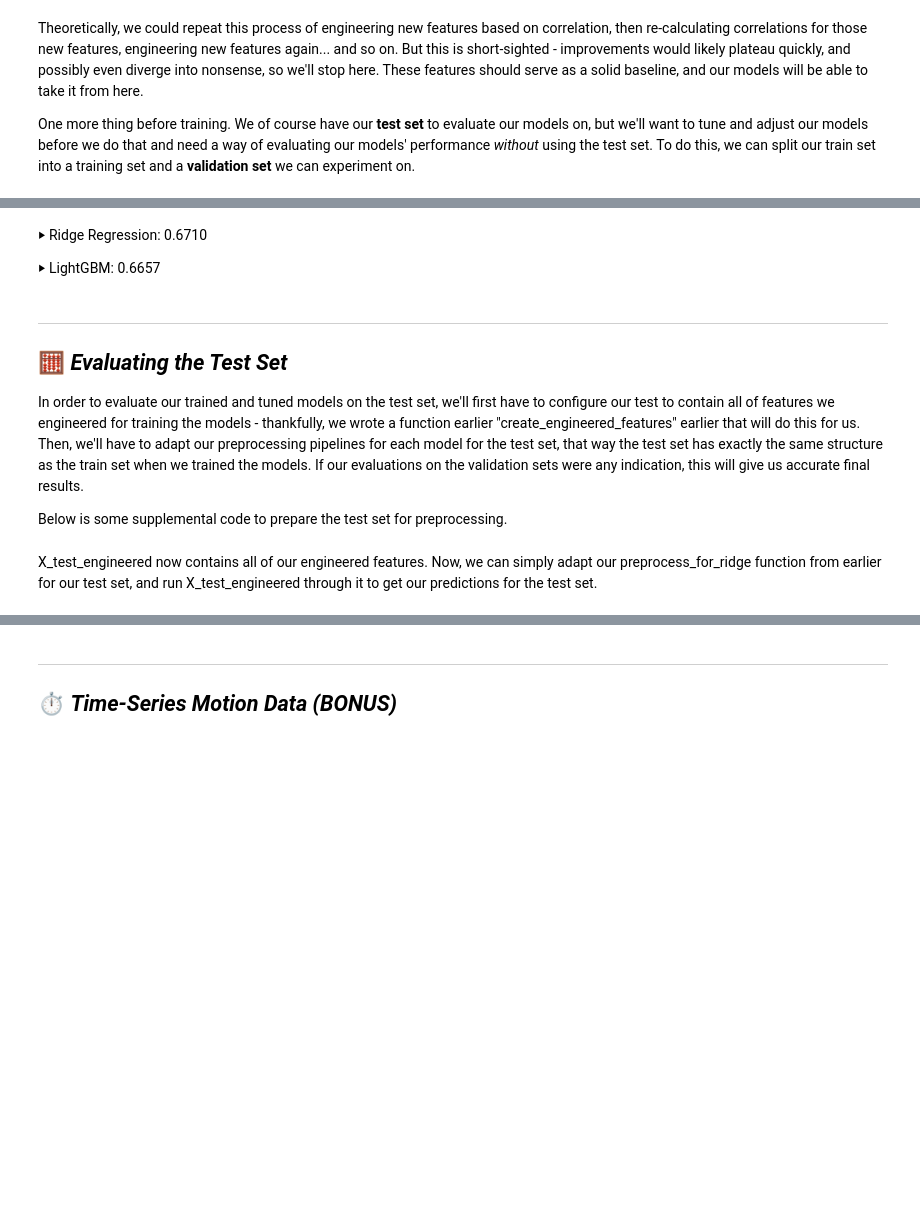
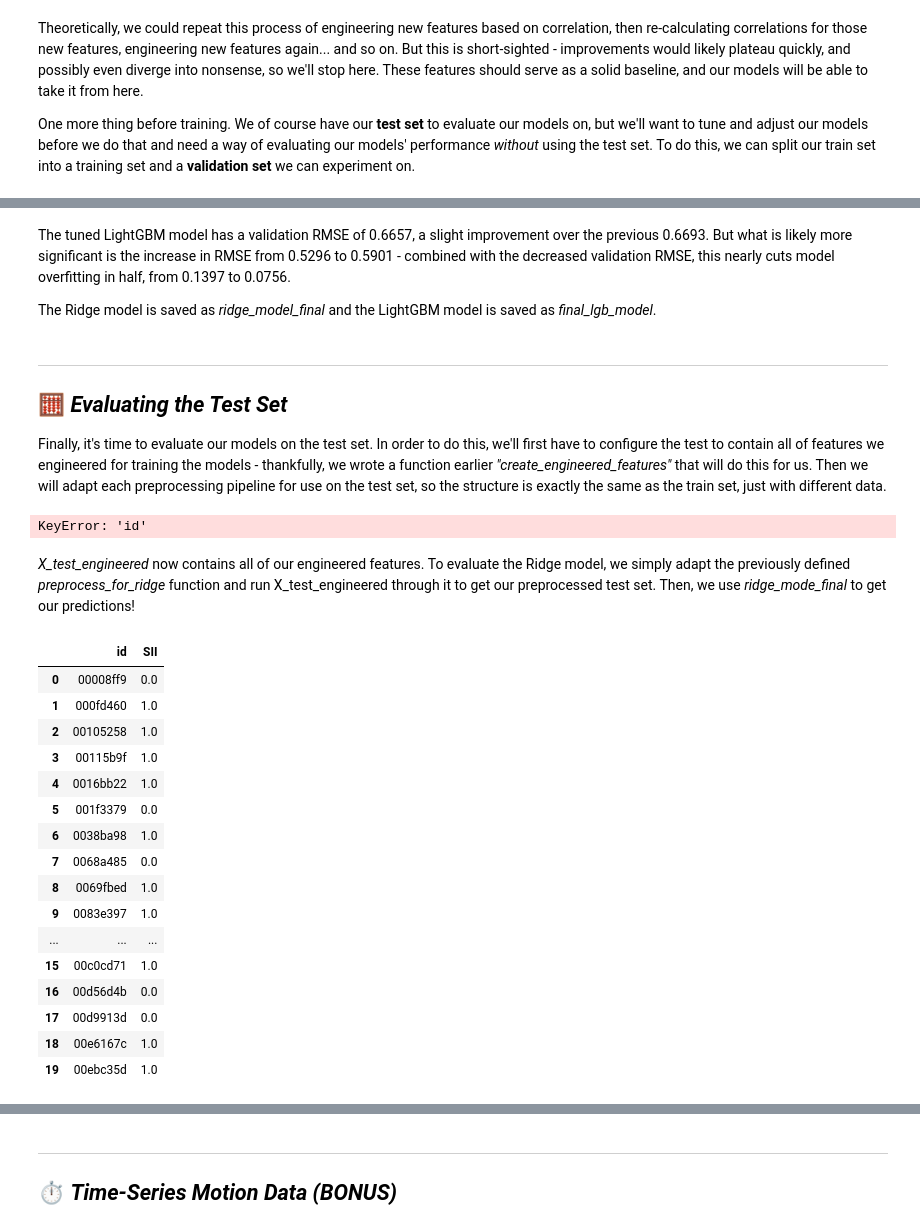
Before and after one commit to tomragus/CMI-PIU-Model, a Jupyter notebook: notebooks/CMI-PIU_draft2.ipynb, the cells around one changed output, grey strips where cells are left out. Saved outputs shown, nothing was run; the diff lists cells and outputs as text; code cells hidden in the pictures; blank space fills up the shorter version.

Commit message:
main section basically done, now just actigraphy

```diff
--- a/notebooks/CMI-PIU_draft2.ipynb
+++ b/notebooks/CMI-PIU_draft2.ipynb
@@ -959,32 +998,4 @@ Now with both of our models trained, let's compare their performance.
 # %%
-# print final model comparison
-print(f"\nFinal Ridge Regression (Best Config: {best_ridge_config[0]}):")
-print(f"  Train RMSE: {final_ridge_train_rmse:.4f}")
-print(f"  Validation RMSE: {final_ridge_val_rmse:.4f}")
-print(f"  Overfitting: {final_ridge_val_rmse - final_ridge_train_rmse:.4f}")
-print(f"\nLightGBM (All Features):")
-print(f"  Train RMSE: {lgb_train_rmse:.4f}")
-print(f"  Validation RMSE: {lgb_val_rmse:.4f}")
-print(f"  Overfitting: {lgb_val_rmse - lgb_train_rmse:.4f}")
-
-# print features selected for Ridge
-if best_ridge_config[0] != 'no_filter':
-    print(f"\nFeatures selected for Ridge (correlation > {best_ridge_config[0]}):")
-    selected_features = best_ridge_config[1]['selected_features']
-    for i, feat in enumerate(selected_features[:15]):  # Show first 15
-        corr_val = correlations_eng.get(feat, {}).get('correlation', 0)
-        print(f"{i+1:2d}. {feat:<40} | Corr: {corr_val:6.3f}")
-    if len(selected_features) > 15:
-        print(f"... and {len(selected_features) - 15} more features")
-
-# print feature importance for LightGBM
-print(f"\nTop 10 Most Important Features (LightGBM):")
-feature_importance = lgb_model.feature_importance(importance_type='gain')
-feature_names = X_train_lgb.columns
-importance_df = pd.DataFrame({'feature': feature_names, 'importance': feature_importance}).sort_values('importance', ascending=False)
-for i, (_, row) in enumerate(importance_df.head(10).iterrows()):
-    print(f"{i+1:2d}. {row['feature']:<40} | Importance: {row['importance']:8.0f}")
-
 # print overfitting analysis
 print("\nOverfitting Analysis:")
 ridge_overfit = final_ridge_val_rmse - final_ridge_train_rmse
@@ -1072,17 +1103,13 @@ print(f"  Validation RMSE: {val_rmse:.4f}")
-# %% [markdown]
-
-
-‣ Ridge Regression: 0.6710
-
-‣ LightGBM: 0.6657
+# %% [markdown]
+The tuned LightGBM model has a validation RMSE of 0.6657, a slight improvement over the previous 0.6693. But what is likely more significant is the increase in RMSE from 0.5296 to 0.5901 - combined with the decreased validation RMSE, this nearly cuts model overfitting in half, from 0.1397 to 0.0756.
+
+The Ridge model is saved as *ridge_model_final* and the LightGBM model is saved as *final_lgb_model*.
 # %% [markdown]
 ***
 
 ## 🧮 ***Evaluating the Test Set***
 
-In order to evaluate our trained and tuned models on the test set, we'll first have to configure our test to contain all of features we engineered for training the models - thankfully, we wrote a function earlier "create_engineered_features" earlier that will do this for us. Then, we'll have to adapt our preprocessing pipelines for each model for the test set, that way the test set has exactly the same structure as the train set when we trained the models. If our evaluations on the validation sets were any indication, this will give us accurate final results.
-
-Below is some supplemental code to prepare the test set for preprocessing.
+Finally, it's time to evaluate our models on the test set. In order to do this, we'll first have to configure the test to contain all of features we engineered for training the models - thankfully, we wrote a function earlier *"create_engineered_features"* that will do this for us. Then we will adapt each preprocessing pipeline for use on the test set, so the structure is exactly the same as the train set, just with different data.
 # %%
 # convert sex binary to string (we changed this in the train set in the EDA section)
 test['Basic_Demos-Sex'] = test['Basic_Demos-Sex'].map({0: 'Male', 1: 'Female'})
@@ -1093,46 +1120,70 @@ test = test.drop("id", axis=1)
 
 # update test set with engineered features
 X_test_engineered = create_engineered_features(test, correlations)
-
-# define helper function to round predictions
-def clip_predictions(predictions):
-    rounded = np.round(predictions)
-    clipped = np.clip(rounded, 0, 3)
-    return clipped
+# %% [output]
+KeyError: 'id'
 # %% [markdown]
-X_test_engineered now contains all of our engineered features. Now, we can simply adapt our preprocess_for_ridge function from earlier for our test set, and run X_test_engineered through it to get our predictions for the test set.
+*X_test_engineered* now contains all of our engineered features. To evaluate the Ridge model, we simply adapt the previously defined *preprocess_for_ridge* function and run X_test_engineered through it to get our preprocessed test set. Then, we use *ridge_mode_final* to get our predictions!
 # %%
+# define helper function to round predictions
+def clip_predictions(predictions):
+    rounded = np.round(predictions)
+    clipped = np.clip(rounded, 0, 3)
+    return clipped
+
 # define Ridge preprocessing function for test set
 def preprocess_test_for_ridge(X_test, categorical_cols, numerical_cols, selected_numerical_features, scaler, encoded_column_names):
     X_test_processed = X_test.copy()
 
     # missing values (fill numerical with median, categorical with mode)
     for col in numerical_cols:
         if col in X_test_processed.columns:
             median_val = X_test_processed[col].median()
             X_test_processed[col] = X_test_processed[col].fillna(median_val)
     for col in categorical_cols:
         if col in X_test_processed.columns:
             mode_val = X_test_processed[col].mode()[0] if not X_test_processed[col].mode().empty else 'Unknown'
             X_test_processed[col] = X_test_processed[col].fillna(mode_val)
 
     # keep selected features and one-hot encode
     features_to_keep = selected_numerical_features + categorical_cols
     X_test_processed = X_test_processed[features_to_keep]
     X_test_encoded = pd.get_dummies(X_test_processed, columns=categorical_cols, drop_first=True)
 
     # add absent columns, reorder columns and scale
     for col in encoded_column_names:
         if col not in X_test_encoded.columns:
             X_test_encoded[col] = 0
     X_test_encoded = X_test_encoded[encoded_column_names]
     X_test_scaled = scaler.transform(X_test_encoded)
     return X_test_scaled
 
 # apply Ridge preprocessing function to test set
 X_test_scaled = preprocess_test_for_ridge(X_test_engineered, categorical_cols = categorical_cols_eng, numerical_cols = numerical_cols_eng, selected_numerical_features = selected_features, scaler = scaler, encoded_column_names = encoded_cols)
 
 # make predictions
 predictions_ridge = ridge_model_final.predict(X_test_scaled)
 y_pred_ridge = clip_predictions(predictions_ridge)
+
+# generate Ridge predictions as dataframe
+submission = pd.DataFrame({'id': test_ids, 'SII': y_pred_ridge})
+display(submission)
+# %% [output]
+|  | id | SII |
+| 0 | 00008ff9 | 0.0 |
+| 1 | 000fd460 | 1.0 |
+| 2 | 00105258 | 1.0 |
+| 3 | 00115b9f | 1.0 |
+| 4 | 0016bb22 | 1.0 |
+| 5 | 001f3379 | 0.0 |
+| 6 | 0038ba98 | 1.0 |
+| 7 | 0068a485 | 0.0 |
+| 8 | 0069fbed | 1.0 |
+| 9 | 0083e397 | 1.0 |
+| ... | ... | ... |
+| 15 | 00c0cd71 | 1.0 |
+| 16 | 00d56d4b | 0.0 |
+| 17 | 00d9913d | 0.0 |
+| 18 | 00e6167c | 1.0 |
+| 19 | 00ebc35d | 1.0 |
 # %% [markdown]
```
Also changed, not shown: parts of 20 cells of this notebook.
